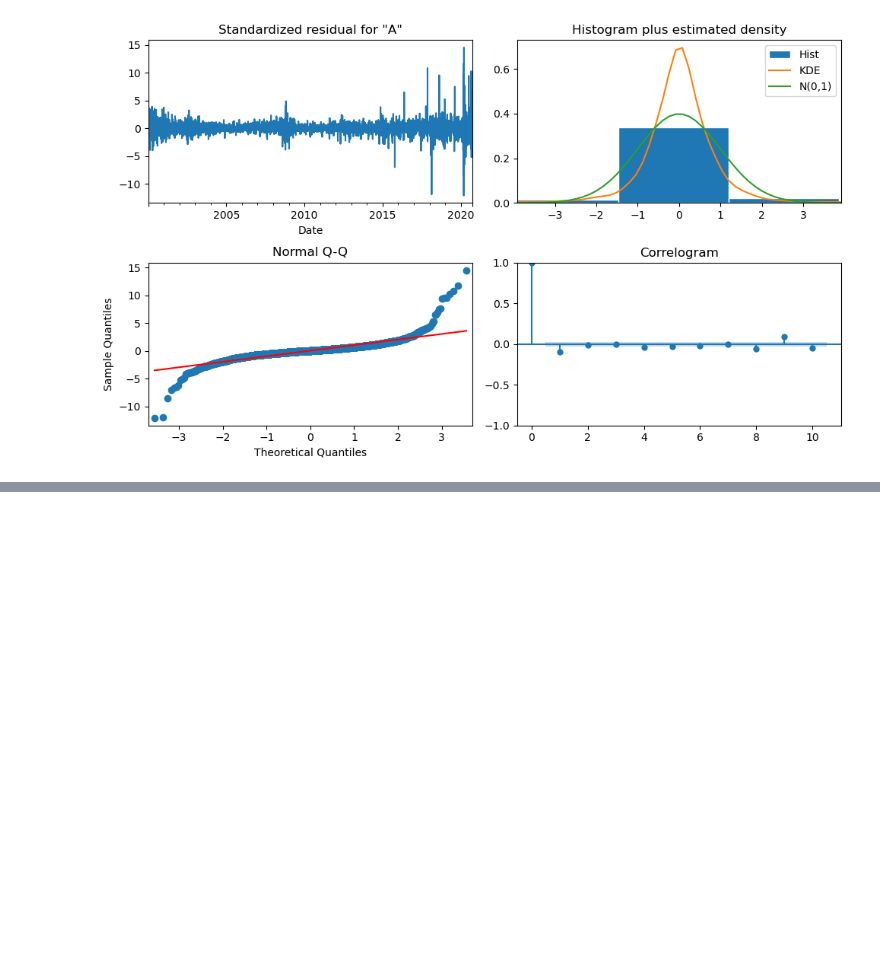
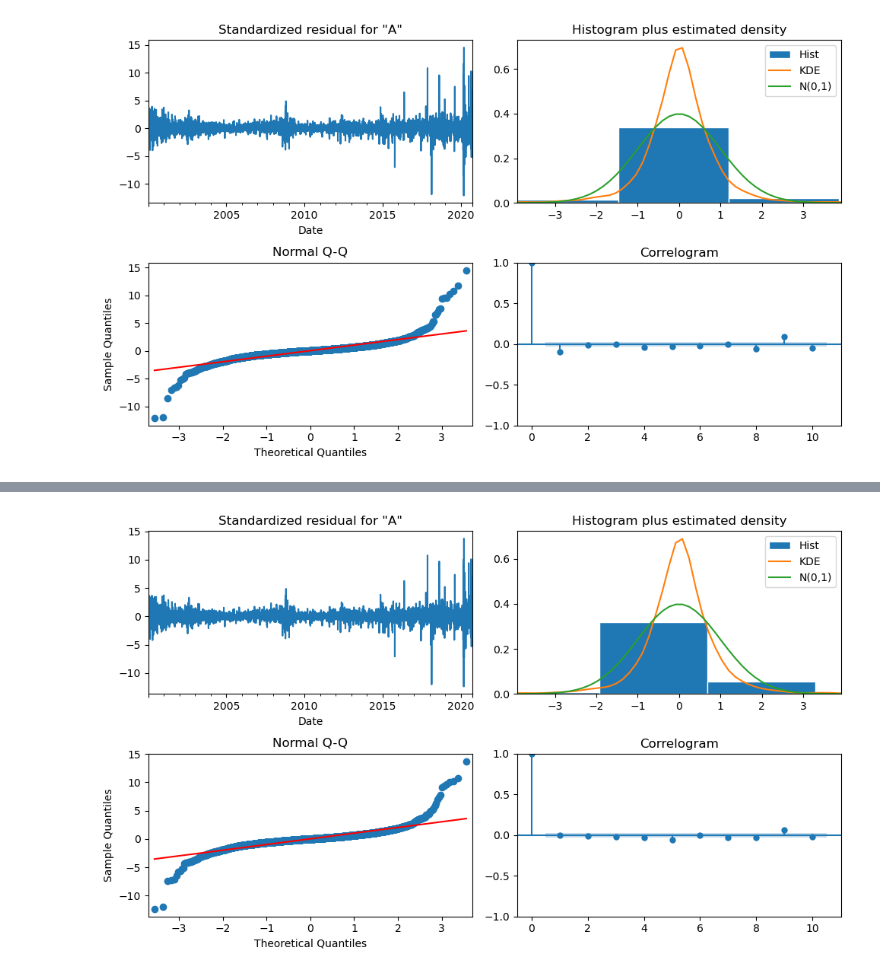
Before and after one commit to donmarcolaureano/walmart_stock_data, a Jupyter notebook: walmart_stock_data.ipynb, the cells around one changed output, grey strips where cells are left out. Drawn from its saved outputs; the diff is of its cells as text; code cells hidden in the pictures; blank space fills up the shorter version.

```diff
--- a/walmart_stock_data.ipynb
+++ b/walmart_stock_data.ipynb
@@ -295,0 +366,15 @@ fig.tight_layout()
+# %%
+# build model with best AIC
+p = 3
+d = 2
+q = 3
+
+# define and fit the model
+ar_2_ma_3_model = tsa.ARIMA(train, order=(p,d,q)).fit()
+# %%
+# get diagnostic plots
+fig = ar_2_ma_3_model.plot_diagnostics()
+fig.set_size_inches(10, 6)
+fig.tight_layout()
+# %% [output]
+[figure, added]
```
Also changed, not shown: parts of 4 cells of this notebook.
